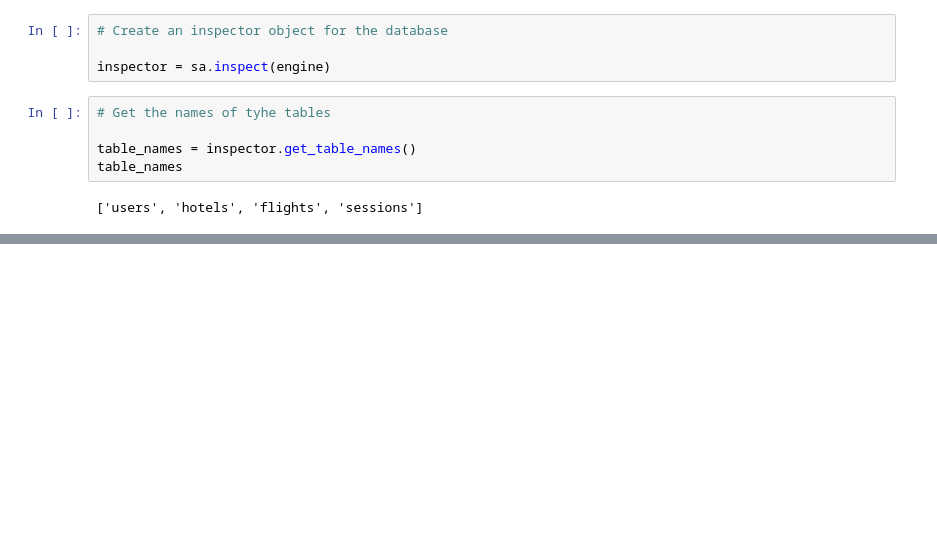
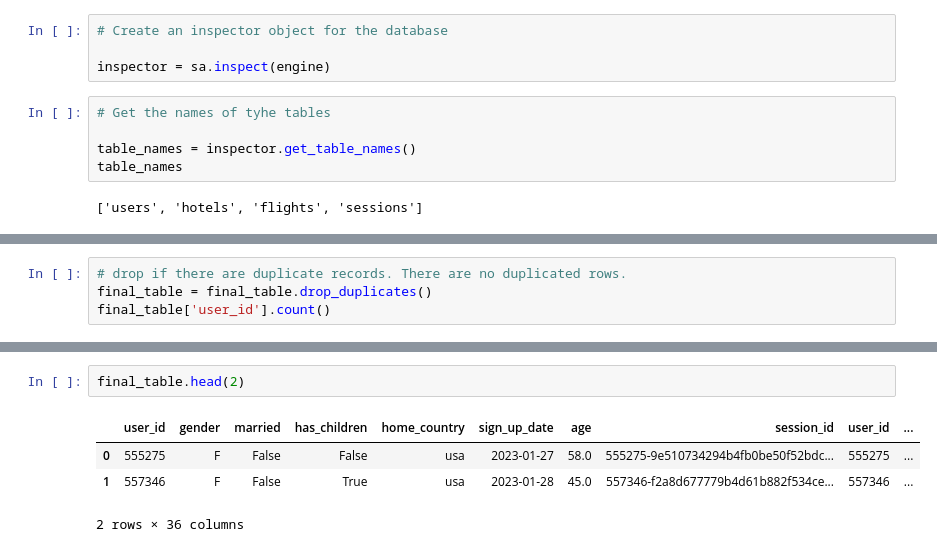
Before and after one commit to derewor/Travel-Tide-project, a Jupyter notebook: TravelTide_project_final.ipynb, the cells around one changed output, grey strips where cells are left out. Cells and saved outputs as stored; diff of their text form; blank space fills up the shorter version.

```diff
--- a/TravelTide_project_final.ipynb
+++ b/TravelTide_project_final.ipynb
@@ -94,0 +113,4 @@ array([ 7,  8,  9, 10, 11, 12])
+# %%
+# drop if there are duplicate records. There are no duplicated rows.
+final_table = final_table.drop_duplicates()
+final_table['user_id'].count()
@@ -94,0 +148,7 @@ array([ 7,  8,  9, 10, 11, 12])
+# %%
+final_table.head(2)
+# %% [output]
+|  | user_id | gender | married | has_children | home_country | sign_up_date | age | session_id | user_id | ... |
+| 0 | 555275 | F | False | False | usa | 2023-01-27 | 58.0 | 555275-9e510734294b4fb0be50f52bdc... | 555275 | ... |
+| 1 | 557346 | F | False | True | usa | 2023-01-28 | 45.0 | 557346-f2a8d677779b4d61b882f534ce... | 557346 | ... |
+2 rows × 36 columns
```
Also changed, not shown: parts of 27 cells of this notebook.
